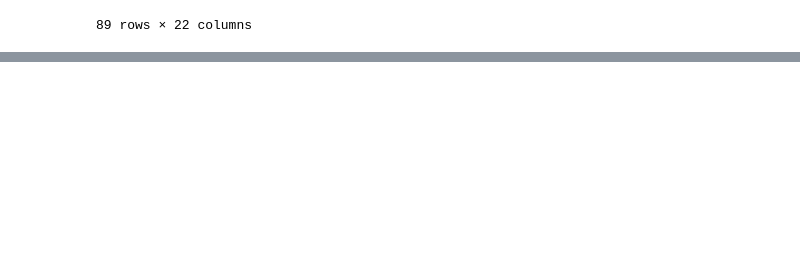
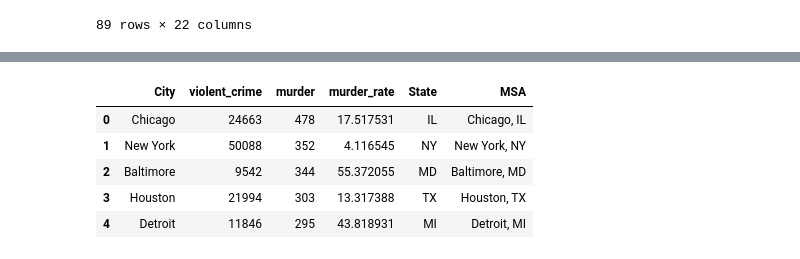
Before and after one commit to Luminous171/Project_1, a Jupyter notebook: Python_Files/Project_1_AH.ipynb, the cells around one changed output, grey strips where cells are left out. Drawn from its saved outputs; the diff is of its cells as text; code cells hidden in the pictures; blank space fills up the shorter version.

```diff
--- a/Python_Files/Project_1_AH.ipynb
+++ b/Python_Files/Project_1_AH.ipynb
@@ -681,3 +681,33 @@ map.update_layout(title='Covid Impact on US cities Rent and Sale prices')
 map.show()
 # %% [output]
 [interactive output not drawn]
+# %%
+# Read in CRIME CSV file
+csv_path_crime = Path("../Data/crime-in-us-2015.csv")
+csv_path_crime_2 = Path("../Data/cities-over-250k.csv")
+
+us_crime_raw = pd.read_csv(csv_path_crime)
+us_crime_2_raw = pd.read_csv(csv_path_crime_2)
+# %%
+# Set df for first crime csv
+us_crime_df = us_crime_raw
+us_crime_df.drop(["pop_2015"], axis = 1, inplace = True)
+us_crime_df.rename(columns = {'city':'City'}, inplace = True)
+# %%
+# Set df for second crime csv
+us_crime_df_2 = us_crime_2_raw
+# %%
+# rename crime_2 df "NAME" column to "city"
+us_crime_df_2.rename(columns = {'STATE':'State','NAME':'City'}, inplace = True)
+us_crime_df_2.drop(["POP_2010","latitude","longitude"], axis = 1, inplace = True)
+# %%
+crime_merged_df = pd.merge(us_crime_df, us_crime_df_2)
+crime_merged_df['MSA']=crime_merged_df['City']+', '+crime_merged_df['State']
+crime_merged_df.head()
+# %% [output]
+|  | City | violent_crime | murder | murder_rate | State | MSA |
+| 0 | Chicago | 24663 | 478 | 17.517531 | IL | Chicago, IL |
+| 1 | New York | 50088 | 352 | 4.116545 | NY | New York, NY |
+| 2 | Baltimore | 9542 | 344 | 55.372055 | MD | Baltimore, MD |
+| 3 | Houston | 21994 | 303 | 13.317388 | TX | Houston, TX |
+| 4 | Detroit | 11846 | 295 | 43.818931 | MI | Detroit, MI |
```
Also changed, not shown: parts of 2 cells of this notebook.
